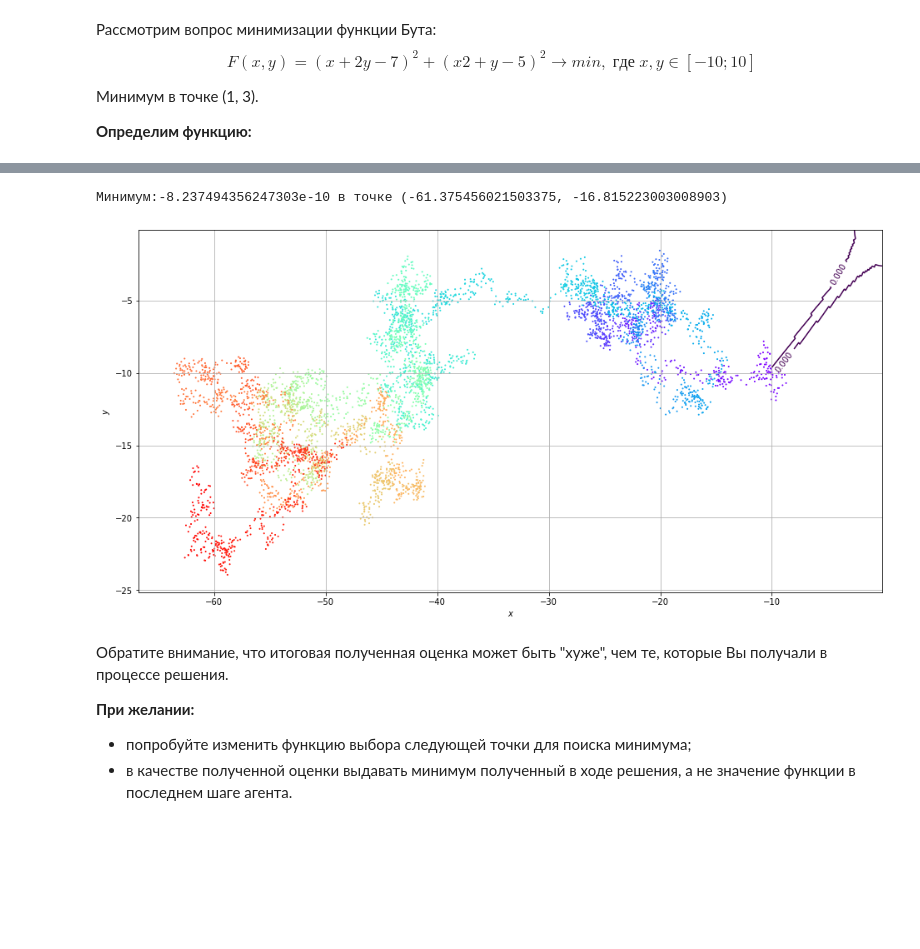
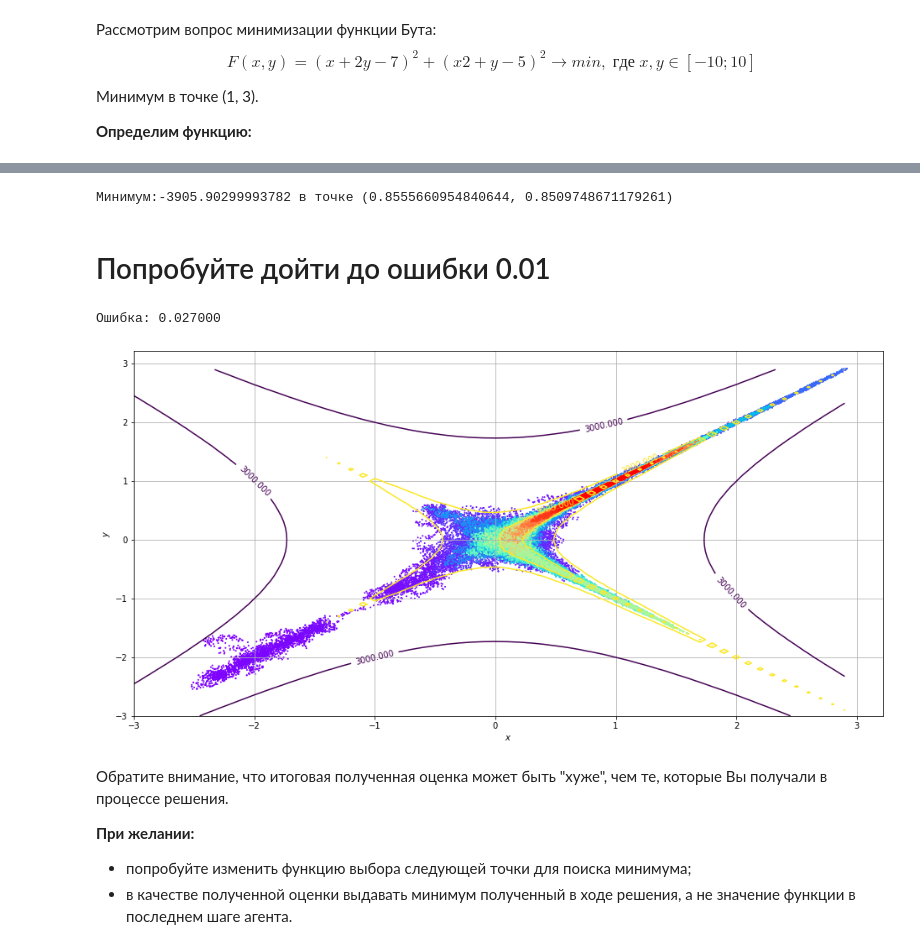
Before and after one commit to TikhonovDaniil/AINavigationControl5.2020, a Jupyter notebook: L1/L1_N3.ipynb, the cells around one changed output, grey strips where cells are left out. Cells and saved outputs as stored; diff of their text form; code cells hidden in the pictures; blank space fills up the shorter version.

```diff
--- a/L1/L1_N3.ipynb
+++ b/L1/L1_N3.ipynb
@@ -104,7 +104,8 @@ $$F(x,y)=(x+2y-7)^2 + (x2+y-5)^2 \rightarrow min,\;где\;x,y\in\left[-10;10\ri
 **Определим функцию:**
 # %%
 # определение функции
-def FButa(x, y):
-    return 1/(1+(3905.93 - 100 * np.power(x*x - y*y, 2.) - np.power(1-x, 2.));
+def F(x, y):
+    return 3905.93 - 100 * np.power(x*x - y*y, 2.) - np.power(1-x, 2.);
 
-#np.power(x + 2.*y - 7., 2.) + np.power(2.*x + y - 5., 2.);
+def nF(x, y):
+    return -F(x, y);
@@ -116,16 +207,19 @@ import random
 # случайная точка
 def get_random(xrange, yrange, state = None):
     if (state is None):
-        x,y = -10, -10;
+        x,y = -2, -2;
 
         return x, y;
 
-    x = state[0] + random.random() - .5;
-    y = state[1] + random.random() - .5;
+    x = state[0] + (random.random() - .5) / 10.;
+    y = state[1] + (random.random() - .5) / 10.;
     return x, y;
 
-# реализация алглоритма имитации отжига (схема Коши)
+# реализация алглоритма имитации отжига
 def simulated_annealing(f, xrange, yrange, fstate, initialTemperature, endTemperature):
+    # начальное значение для целей воспроизводимости
+    np.random.seed(567890)
+
     # список проверяемых точек
     lstate = [];
 
@@ -139,7 +233,7 @@ def simulated_annealing(f, xrange, yrange, fstate, initialTemperature, endTemper
     # начальная температура
     T = initialTemperature
 
-    for iterator in range(1, 100000):
+    for iterator in range(1, 1000000):
         # получаем состояние-кандидат
         stateCandidate = get_random(xrange, yrange, state);
 
@@ -180,5 +274,5 @@ def simulated_annealing(f, xrange, yrange, fstate, initialTemperature, endTemper
     return state, currentEnergy, lstate
 # %%
 # запуск алгоритма
-point, cost, lstate = simulated_annealing(FButa, (-2.048, 2.048), (-2.048, 2.048), None, 500, 0.1);
+point, cost, lstate = simulated_annealing(nF, (-2.048, 2.048), (-2.048, 2.048), None, 20000, 0.1);
 # %% [output]
@@ -190,42 +296,47 @@ Iteration #:5000, temperature:0.100000, cost:-0.000
 # %%
 print ('Минимум:{0} в точке ({1}, {2})'.format(cost, point[0], point[1]));
 # %% [output]
-Минимум:-8.237494356247303e-10 в точке (-61.375456021503375, -16.815223003008903)
+Минимум:-3905.90299993782 в точке (0.8555660954840644, 0.8509748671179261)
+# %% [markdown]
+# Попробуйте дойти до ошибки 0.01
+# %%
+print ('Ошибка: %f' % (abs(F(1, 1) - F(point[0], point[1]))))
+# %% [output]
+Ошибка: 0.027000
 # %%
 # установка размера графика
 plt.rcParams['figure.figsize'] = (16,8)
 
 # создание графики
 fig = plt.figure()
 
-# определение данных
-X = np.arange(-10, 0, .1)
-Y = np.arange(-10, 0, .1)
+X = np.arange(-3, 3, .1)
+Y = np.arange(-3, 3, .1)
 X, Y = np.meshgrid(X, Y)
 
-Z = FButa(X,Y)
+Buta = F(X,Y)
 
 # вывод функции (1)
 ax = fig.add_subplot(1, 1, 1)
 ax.set_xlabel('$x$')
 ax.set_ylabel('$y$')
 
 # построение линий уровня
-cs = ax.contour(X, Y, Z,[0,5,10,25,50,100,300,600,1500,2500, 5000, 10000]);
+cs = ax.contour(X, Y, Buta, [3000, 3900, 3905]);
 
 # вывод точек
 p = np.array(lstate);
 colors = cm.rainbow(np.linspace(0, 1, len(p)))
 ax.scatter(p[:,0], p[:,1], s = 1, color = colors)
 
 # добавление подписей к линиям уровня
 ax.clabel(cs);
 
 ax.grid();
 
 plt.show()
 # %% [output]
-[figure, old version]
+[figure, new version]
 # %% [markdown]
 Обратите внимание, что итоговая полученная оценка может быть "хуже", чем те, которые Вы получали в процессе решения.
 
```
Also changed, not shown: parts of 18 cells of this notebook.
